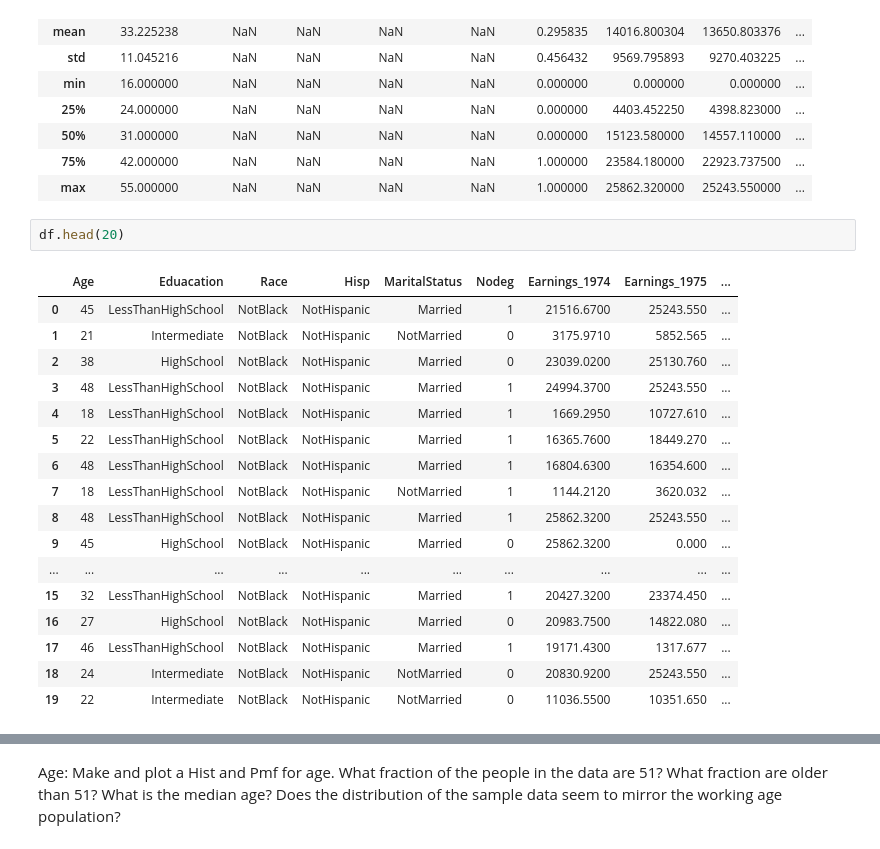
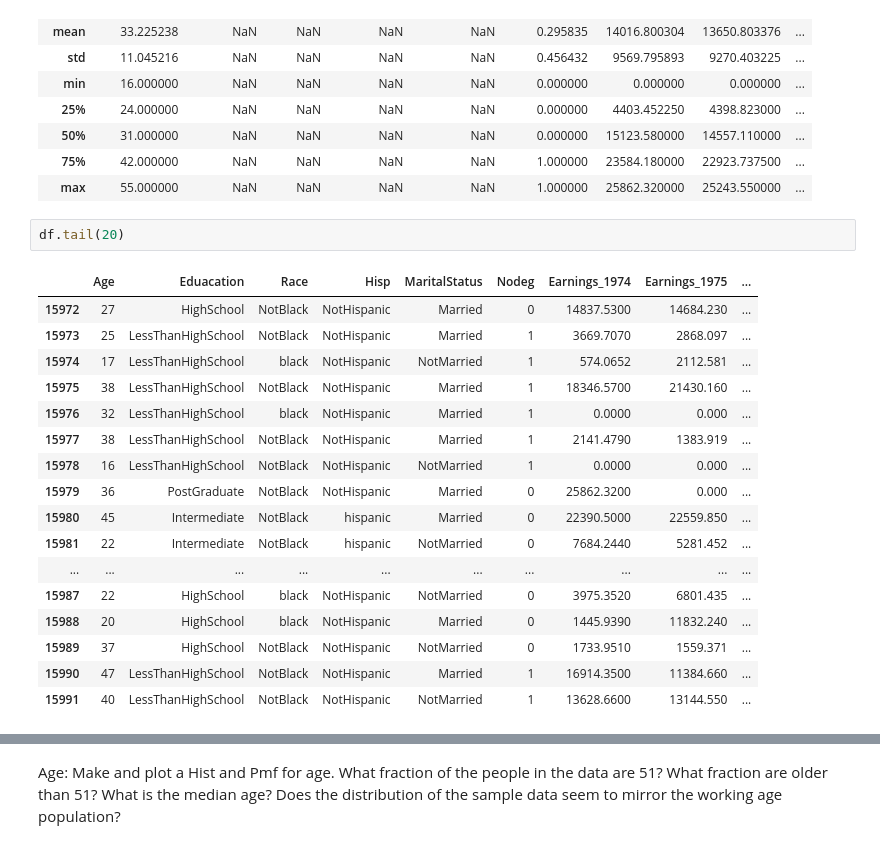
Before and after one commit to jamarabe/DATA3450, a Jupyter notebook: Assignment1.ipynb, the cells around one changed output, grey strips where cells are left out. Saved outputs shown, nothing was run; the diff lists cells and outputs as text.

```diff
--- a/Assignment1.ipynb
+++ b/Assignment1.ipynb
@@ -52,22 +31,22 @@ df.describe(include="all")
 | 75% | 42.000000 | NaN | NaN | NaN | NaN | 1.000000 | 23584.180000 | 22923.737500 | ... |
 | max | 55.000000 | NaN | NaN | NaN | NaN | 1.000000 | 25862.320000 | 25243.550000 | ... |
 # %%
-df.head(20)
+df.tail(20)
 # %% [output]
 |  | Age | Eduacation | Race | Hisp | MaritalStatus | Nodeg | Earnings_1974 | Earnings_1975 | ... |
-| 0 | 45 | LessThanHighSchool | NotBlack | NotHispanic | Married | 1 | 21516.6700 | 25243.550 | ... |
-| 1 | 21 | Intermediate | NotBlack | NotHispanic | NotMarried | 0 | 3175.9710 | 5852.565 | ... |
-| 2 | 38 | HighSchool | NotBlack | NotHispanic | Married | 0 | 23039.0200 | 25130.760 | ... |
-| 3 | 48 | LessThanHighSchool | NotBlack | NotHispanic | Married | 1 | 24994.3700 | 25243.550 | ... |
-| 4 | 18 | LessThanHighSchool | NotBlack | NotHispanic | Married | 1 | 1669.2950 | 10727.610 | ... |
-| 5 | 22 | LessThanHighSchool | NotBlack | NotHispanic | Married | 1 | 16365.7600 | 18449.270 | ... |
-| 6 | 48 | LessThanHighSchool | NotBlack | NotHispanic | Married | 1 | 16804.6300 | 16354.600 | ... |
-| 7 | 18 | LessThanHighSchool | NotBlack | NotHispanic | NotMarried | 1 | 1144.2120 | 3620.032 | ... |
-| 8 | 48 | LessThanHighSchool | NotBlack | NotHispanic | Married | 1 | 25862.3200 | 25243.550 | ... |
-| 9 | 45 | HighSchool | NotBlack | NotHispanic | Married | 0 | 25862.3200 | 0.000 | ... |
+| 15972 | 27 | HighSchool | NotBlack | NotHispanic | Married | 0 | 14837.5300 | 14684.230 | ... |
+| 15973 | 25 | LessThanHighSchool | NotBlack | NotHispanic | Married | 1 | 3669.7070 | 2868.097 | ... |
+| 15974 | 17 | LessThanHighSchool | black | NotHispanic | NotMarried | 1 | 574.0652 | 2112.581 | ... |
+| 15975 | 38 | LessThanHighSchool | NotBlack | NotHispanic | Married | 1 | 18346.5700 | 21430.160 | ... |
+| 15976 | 32 | LessThanHighSchool | black | NotHispanic | Married | 1 | 0.0000 | 0.000 | ... |
+| 15977 | 38 | LessThanHighSchool | NotBlack | NotHispanic | Married | 1 | 2141.4790 | 1383.919 | ... |
+| 15978 | 16 | LessThanHighSchool | NotBlack | NotHispanic | NotMarried | 1 | 0.0000 | 0.000 | ... |
+| 15979 | 36 | PostGraduate | NotBlack | NotHispanic | Married | 0 | 25862.3200 | 0.000 | ... |
+| 15980 | 45 | Intermediate | NotBlack | hispanic | Married | 0 | 22390.5000 | 22559.850 | ... |
+| 15981 | 22 | Intermediate | NotBlack | hispanic | NotMarried | 0 | 7684.2440 | 5281.452 | ... |
 | ... | ... | ... | ... | ... | ... | ... | ... | ... | ... |
-| 15 | 32 | LessThanHighSchool | NotBlack | NotHispanic | Married | 1 | 20427.3200 | 23374.450 | ... |
-| 16 | 27 | HighSchool | NotBlack | NotHispanic | Married | 0 | 20983.7500 | 14822.080 | ... |
-| 17 | 46 | LessThanHighSchool | NotBlack | NotHispanic | Married | 1 | 19171.4300 | 1317.677 | ... |
-| 18 | 24 | Intermediate | NotBlack | NotHispanic | NotMarried | 0 | 20830.9200 | 25243.550 | ... |
-| 19 | 22 | Intermediate | NotBlack | NotHispanic | NotMarried | 0 | 11036.5500 | 10351.650 | ... |
+| 15987 | 22 | HighSchool | black | NotHispanic | NotMarried | 0 | 3975.3520 | 6801.435 | ... |
+| 15988 | 20 | HighSchool | black | NotHispanic | Married | 0 | 1445.9390 | 11832.240 | ... |
+| 15989 | 37 | HighSchool | NotBlack | NotHispanic | NotMarried | 0 | 1733.9510 | 1559.371 | ... |
+| 15990 | 47 | LessThanHighSchool | NotBlack | NotHispanic | Married | 1 | 16914.3500 | 11384.660 | ... |
+| 15991 | 40 | LessThanHighSchool | NotBlack | NotHispanic | NotMarried | 1 | 13628.6600 | 13144.550 | ... |
```
Also changed, not shown: parts of 16 cells of this notebook, 2 other files.
